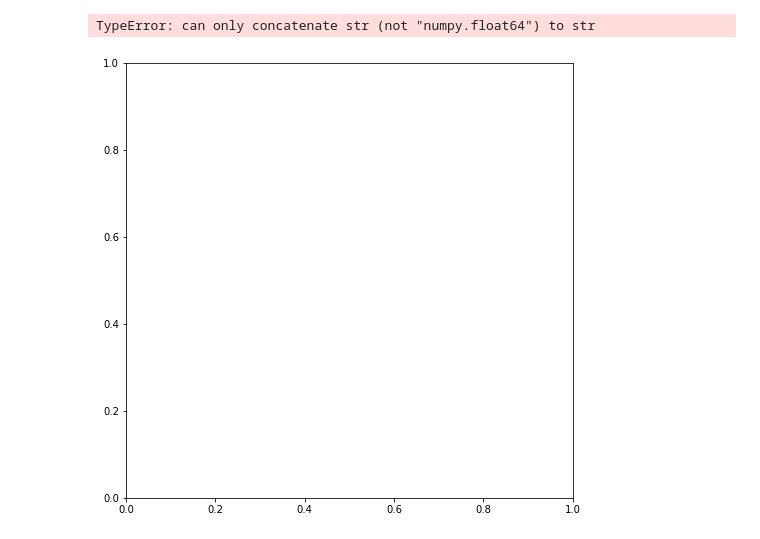
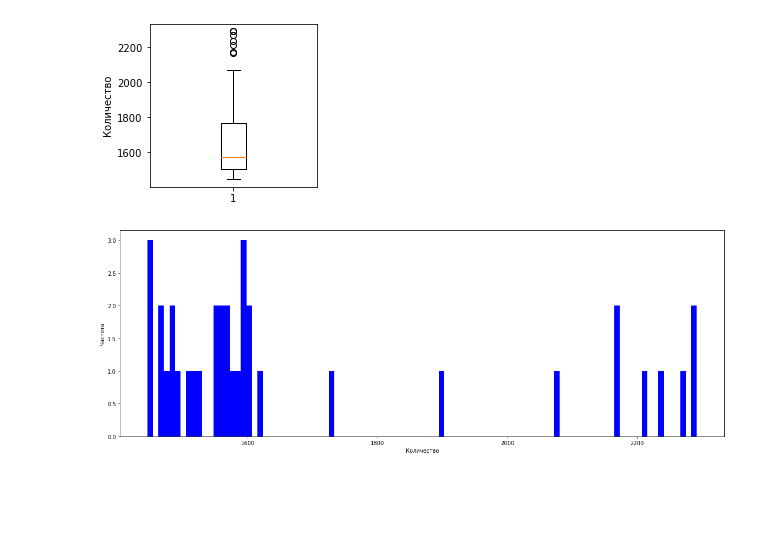
Before and after one commit to ianoxx/Energy-Production-and-Consumption, a Jupyter notebook: Data_preparation_Part_two.ipynb, the cells around one changed output. Cells and saved outputs as stored; diff of their text form; code cells hidden in the pictures; blank space fills up the shorter version.

```diff
--- a/Data_preparation_Part_two.ipynb
+++ b/Data_preparation_Part_two.ipynb
@@ -3,7 +3,7 @@ import pandas as pd
 import missingno as msno
 # %%
 df_RUS = pd.read_csv('data/results/RUS.csv')
-meta_rus = pd.read_csv('data/meta/meta_rus.csv')
+df_RUS = df_RUS.transpose()
 # %%
 #Посмотрим на информативность данных
 # %%
@@ -135,13 +221,21 @@ df_RUS
 # %%
 import matplotlib.pyplot as plt
 from matplotlib.ticker import FormatStrFormatter
-df = df_RUS.iloc[12, :]
-fig, ax = plt.subplots(figsize=(8, 8))
-ax.boxplot(df)
-ax.set_ylabel('Количество пройденных миль')
-ax.set_title('Ящик с усами для количества пройденных миль (с аномалиями)')
+df = df_RUS.transpose()
+fig, ax = plt.subplots(figsize=(3, 3))
+ax.boxplot(df.C02_EMMISSIONS_RUS)
+ax.set_ylabel('Количество')
 
 ax.yaxis.set_major_formatter(FormatStrFormatter('%.0f'))
 # %% [output]
-TypeError: can only concatenate str (not "numpy.float64") to str
-[figure, old version]
+[figure, new version]
+# %%
+fig, ax = plt.subplots(figsize=(20, 7))
+
+ax.hist(df.C02_EMMISSIONS_RUS, bins=100, color='b')
+ax.set_xlabel('Количество')
+ax.set_ylabel('Частота')
+
+ax.xaxis.set_major_formatter(FormatStrFormatter('%.0f'));
+# %% [output]
+[figure, added]
```
Also changed, not shown: parts of 22 cells of this notebook, 4 other files.
